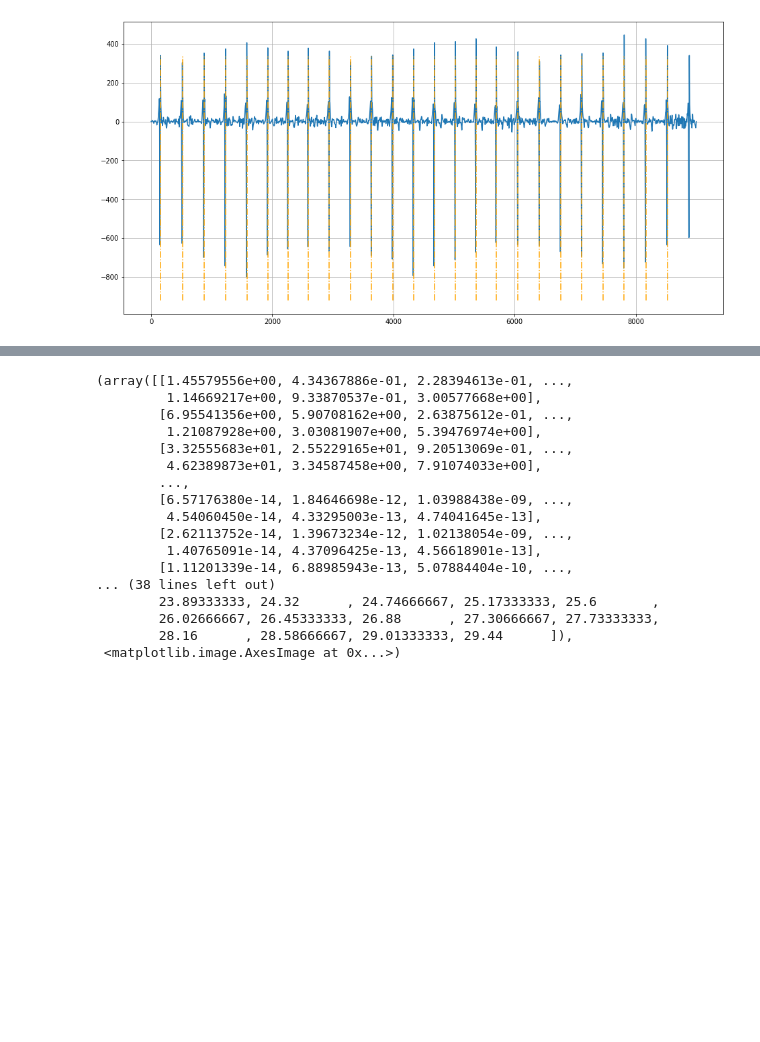
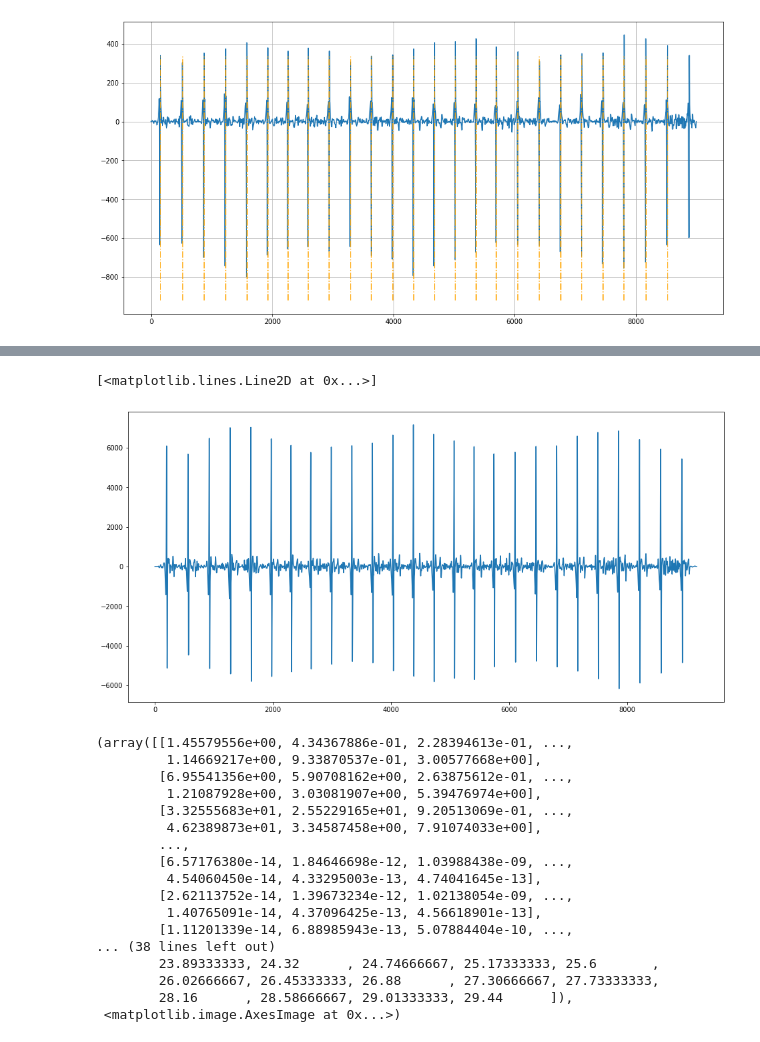
Before and after one commit to caio-freitas/wb-ki-medizin, a Jupyter notebook: Data Exploration.ipynb, the cells around one changed output, grey strips where cells are left out. Drawn from its saved outputs; the diff is of its cells as text; code cells hidden in the pictures; blank space fills up the shorter version.

```diff
--- a/Data Exploration.ipynb
+++ b/Data Exploration.ipynb
@@ -29,3 +36,10 @@ plt.grid()
+# %%
+import scipy
+plt.figure(1, (16,8))
+plt.plot(scipy.signal.oaconvolve(signal,mean_template, mode="full"))
+# %% [output]
+[<matplotlib.lines.Line2D at 0x...>]
+[figure, added]
 # %%
 plt.specgram(signal, Fs=300)
 # %% [output]
```
Also changed, not shown: parts of 13 cells of this notebook, 2 other files.
